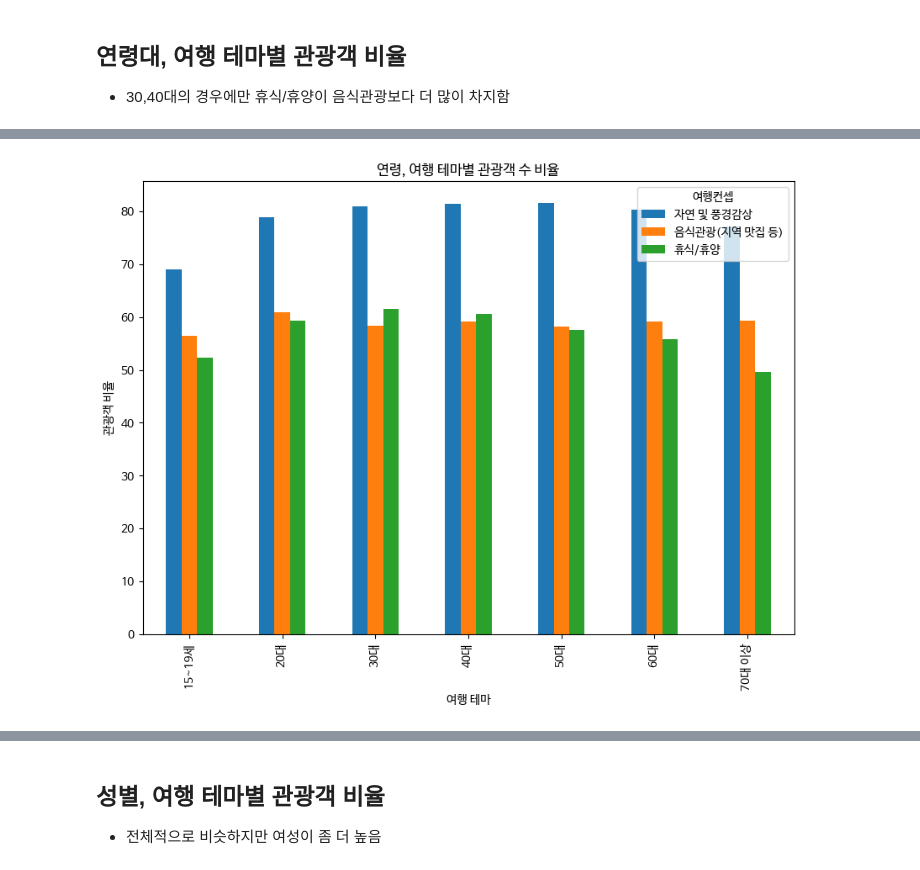
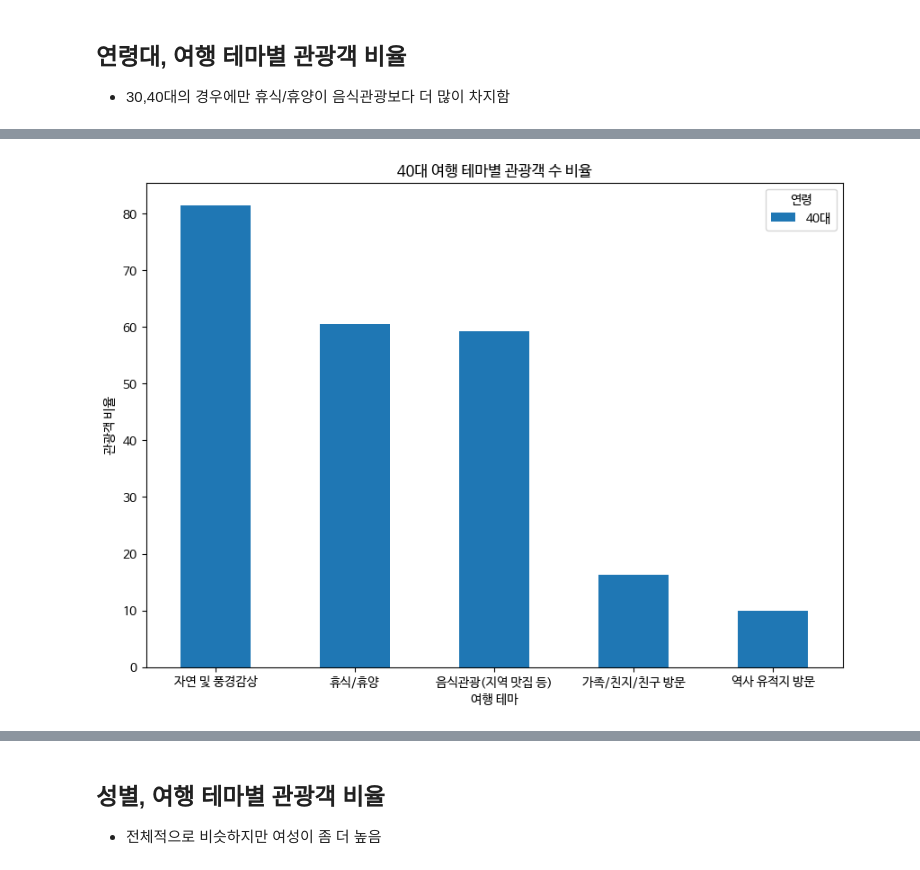
Before and after one commit to nohjuhyeon/AI_LKJ_hubs_fastapi, a Jupyter notebook: data_analysis/persona/gender_age_travelActivities(2020-2022).ipynb, the cells around one changed output, grey strips where cells are left out. Saved outputs shown, nothing was run; the diff lists cells and outputs as text; code cells hidden in the pictures.

```diff
--- a/data_analysis/persona/gender_age_travelActivities(2020-2022).ipynb
+++ b/data_analysis/persona/gender_age_travelActivities(2020-2022).ipynb
@@ -189,20 +199,20 @@ pivot_age_acitivities
 # %%
-pivot_age_acitivities = pd.pivot_table(data=df_age_acitivities, index='values',columns='month',values='visitor_percent',aggfunc='mean')
-pivot_age_acitivities=pivot_age_acitivities.loc[:,['자연 및 풍경감상','음식관광(지역 맛집 등)','휴식/휴양']]
-pivot_age_acitivities# 선 그래프 그리기
-# concept 값이 0인 행 제거
+df_age_acitivities = df_age_acitivities.query('values=="40대"')
+pivot_age_acitivities = pd.pivot_table(data=df_age_acitivities, index='month',columns='values',values='visitor_percent',aggfunc='mean')
+pivot_age_acitivities= pivot_age_acitivities.sort_values("40대",ascending = False)
+pivot_age_acitivities = pivot_age_acitivities[:5]# concept 값이 0인 행 제거
 ax = pivot_age_acitivities.plot(kind='bar', figsize=(10, 7))
 
 # 그래프 제목, x축 레이블, y축 레이블 설정
-plt.title('연령, 여행 테마별 관광객 수 비율')
+plt.title('40대 여행 테마별 관광객 수 비율')
 plt.xlabel('여행 테마')
 plt.ylabel('관광객 비율')
-ax.legend(title="여행컨셉", loc='upper right')
-
+ax.legend(title="연령", loc='upper right')
+plt.xticks(rotation=0)
 # 그래프 표시
 plt.show()
 # %% [output]
-[figure, old version]
+[figure, new version]
 # %%
 df_gender_acitivities=df_gender_age_travelActivities.query("classification=='성별'")
 df_gender_acitivities
```
Also changed, not shown: parts of 9 cells of this notebook, 5 other files.
